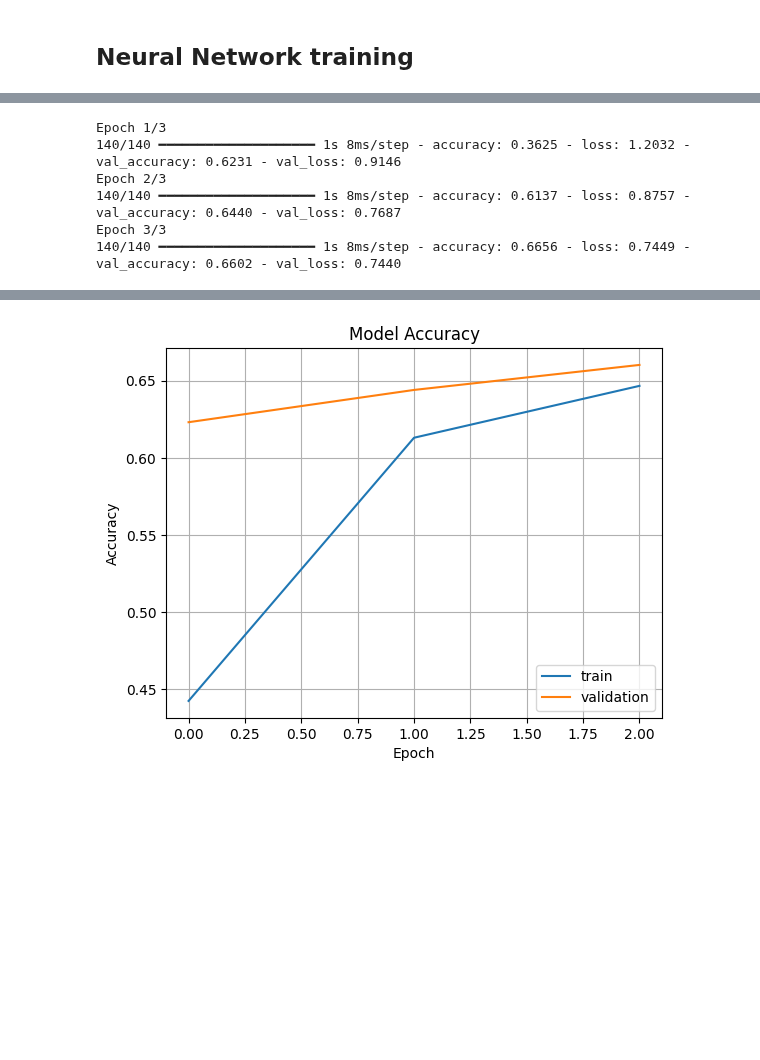
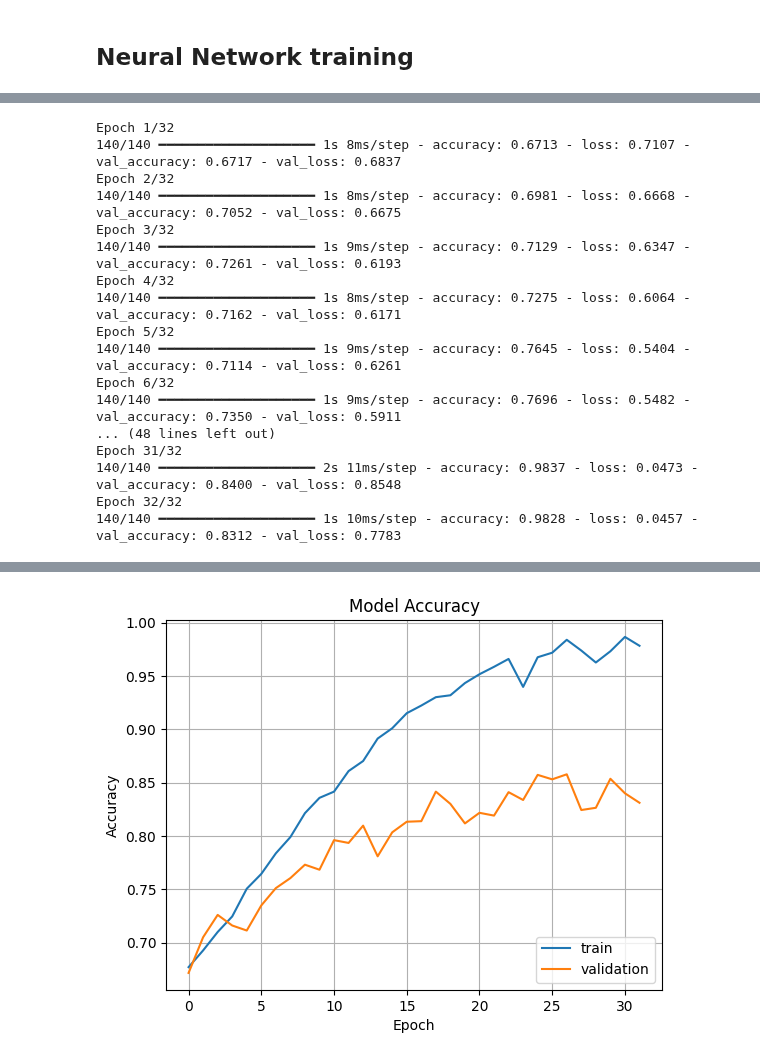
Before and after one commit to fbaltor/problematic-internet-use, a Jupyter notebook: neural-network.ipynb, the cells around one changed output, grey strips where cells are left out. Drawn from its saved outputs; the diff is of its cells as text; code cells hidden in the pictures; blank space fills up the shorter version.

Commit message:
fix number of epochs

```diff
--- a/neural-network.ipynb
+++ b/neural-network.ipynb
@@ -450,7 +450,7 @@ import mlflow
 mlflow.set_tracking_uri("http://localhost:5000")
 mlflow.set_experiment(experiment_name)
 
-EPOCHS = 3
+EPOCHS = 32
 BATCH_SIZE = 32
 
 with mlflow.start_run() as run:
@@ -474,9 +474,20 @@ with mlflow.start_run() as run:
     mlflow.log_dict(experiment_metadata, "metadata.json")
 # %% [output]
 [interactive output not drawn]
-Epoch 1/3
-140/140 ━━━━━━━━━━━━━━━━━━━━ 1s 8ms/step - accuracy: 0.3625 - loss: 1.2032 - val_accuracy: 0.6231 - val_loss: 0.9146
-Epoch 2/3
-140/140 ━━━━━━━━━━━━━━━━━━━━ 1s 8ms/step - accuracy: 0.6137 - loss: 0.8757 - val_accuracy: 0.6440 - val_loss: 0.7687
-Epoch 3/3
-140/140 ━━━━━━━━━━━━━━━━━━━━ 1s 8ms/step - accuracy: 0.6656 - loss: 0.7449 - val_accuracy: 0.6602 - val_loss: 0.7440
+Epoch 1/32
+140/140 ━━━━━━━━━━━━━━━━━━━━ 1s 8ms/step - accuracy: 0.6713 - loss: 0.7107 - val_accuracy: 0.6717 - val_loss: 0.6837
+Epoch 2/32
+140/140 ━━━━━━━━━━━━━━━━━━━━ 1s 8ms/step - accuracy: 0.6981 - loss: 0.6668 - val_accuracy: 0.7052 - val_loss: 0.6675
+Epoch 3/32
+140/140 ━━━━━━━━━━━━━━━━━━━━ 1s 9ms/step - accuracy: 0.7129 - loss: 0.6347 - val_accuracy: 0.7261 - val_loss: 0.6193
+Epoch 4/32
+140/140 ━━━━━━━━━━━━━━━━━━━━ 1s 8ms/step - accuracy: 0.7275 - loss: 0.6064 - val_accuracy: 0.7162 - val_loss: 0.6171
+Epoch 5/32
+140/140 ━━━━━━━━━━━━━━━━━━━━ 1s 9ms/step - accuracy: 0.7645 - loss: 0.5404 - val_accuracy: 0.7114 - val_loss: 0.6261
+Epoch 6/32
+140/140 ━━━━━━━━━━━━━━━━━━━━ 1s 9ms/step - accuracy: 0.7696 - loss: 0.5482 - val_accuracy: 0.7350 - val_loss: 0.5911
+... (48 lines left out)
+Epoch 31/32
+140/140 ━━━━━━━━━━━━━━━━━━━━ 2s 11ms/step - accuracy: 0.9837 - loss: 0.0473 - val_accuracy: 0.8400 - val_loss: 0.8548
+Epoch 32/32
+140/140 ━━━━━━━━━━━━━━━━━━━━ 1s 10ms/step - accuracy: 0.9828 - loss: 0.0457 - val_accuracy: 0.8312 - val_loss: 0.7783
@@ -485 +496 @@ Epoch 3/3
-[figure, old version]
+[figure, new version]
```
Also changed, not shown: parts of 1 cell of this notebook.
